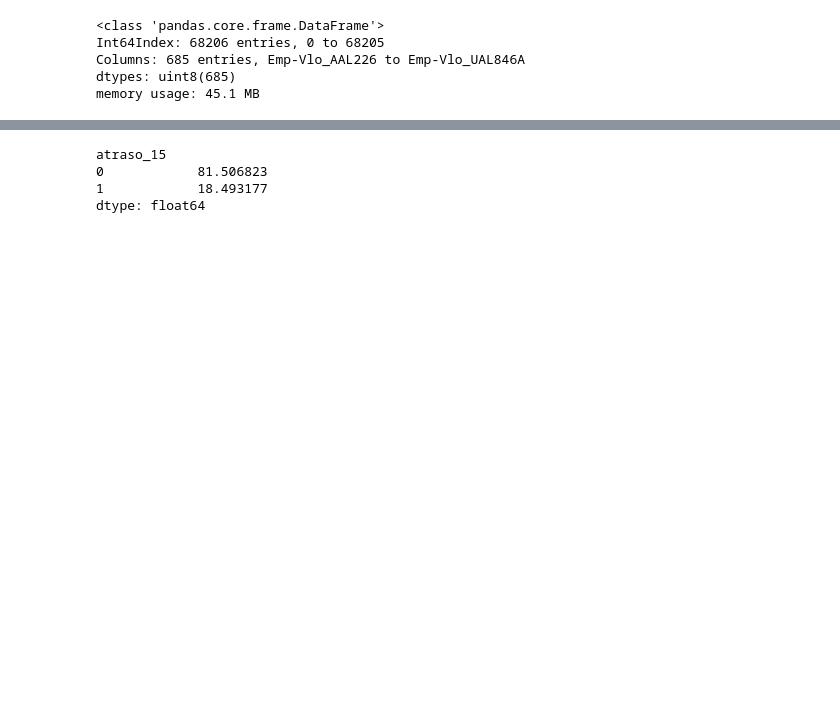
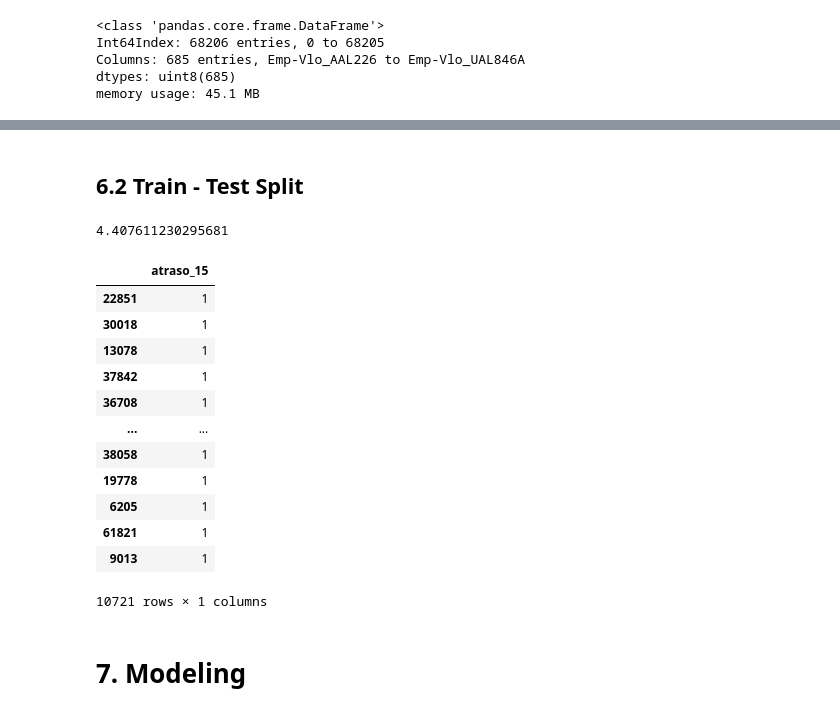
Before and after one commit to GuillermoBastian/LatamProject, a Jupyter notebook: solution.ipynb, the cells around one changed output, grey strips where cells are left out. Saved outputs shown, nothing was run; the diff lists cells and outputs as text; code cells hidden in the pictures; blank space fills up the shorter version.

```diff
--- a/solution.ipynb
+++ b/solution.ipynb
@@ -329,5 +353,10 @@ norm_df.shape
 # %%
-input_model = main_nfields_df
-input_model_onehot = pd.concat([main_nfields_df[numerical_columns] , main_onehot_df], axis=1)
-input_model_norm = pd.concat([main_nfields_df[categorical_columns], norm_df] , axis=1)
-input_model_onehot_norm = pd.concat([main_onehot_df, norm_df] , axis=1)
+input_model = pd.concat([le_df , main_nfields_df[numerical_columns]], axis=1) #Escenario 1: Normal - Label encoder + variables numéricas
+input_model_onehot = pd.concat([main_onehot_df, main_nfields_df[numerical_columns]], axis=1) #Escenario 2: onehot - OneHot + variables numéricas
+input_model_norm = pd.concat([le_df[categorical_columns], norm_df] , axis=1) #Escenario 3: Normalizadas - Label encoder + Numerico_Normalizado
+input_model_onehot_norm = pd.concat([main_onehot_df, norm_df] , axis=1) #Escenario 4: All - Onehot - Label Numerico_Normalizado
+
+
+input_model_onehot["atraso_15"] = input_model["atraso_15"]
+input_model_norm["atraso_15"] = input_model["atraso_15"]
+input_model_onehot_norm["atraso_15"] = input_model["atraso_15"]
@@ -343,14 +401,35 @@ xcols_onehot_norm = get_complement_columns(input_model_onehot_norm.columns, ycol
+# %% [markdown]
+## 6.2 Train - Test Split
 # %%
-ts = 0.25
+ts = 0.15 #test size
+strtfy_by = ["atraso_15", "MES", "TIPOVUELO"]
 
-X_train, X_test, y_train, y_test = train_test_split(input_model[xcols_input], input_model[y_cols_clasiff], test_size=ts, random_state=42, stratify = input_model[y_cols_clasiff])
-X_train_oh, X_test_oh, y_train_oh, y_test_oh = train_test_split(input_model_onehot[xcols_onehot], input_model_onehot[y_cols_clasiff], test_size=ts, random_state=42, stratify = input_model_onehot[y_cols_clasiff])
-X_train_nor, X_test_nor, y_train_nor, y_test_nor = train_test_split(input_model_norm[xcols_norm], input_model_norm[y_cols_clasiff], test_size=ts, random_state=42, stratify = input_model_norm[y_cols_clasiff])
-X_train_all, X_test_all, y_train_all, y_test_all = train_test_split(input_model_onehot_norm[xcols_onehot_norm], input_model_onehot_norm[y_cols_clasiff], test_size=ts, random_state=42, stratify = input_model_onehot_norm[y_cols_clasiff])
+X_train_sm, X_test_sm, y_train_sm, y_test_sm = train_test_split(X_sm, y_sm, test_size=ts, random_state=42, stratify = X_y_sm["atraso_15"], shuffle=True)
+X_train, X_test, y_train, y_test = train_test_split(input_model[xcols_input], input_model[y_cols_clasiff], test_size=ts, random_state=42, stratify = input_model[strtfy_by], shuffle=True)
+X_train_oh, X_test_oh, y_train_oh, y_test_oh = train_test_split(input_model_onehot[xcols_onehot], input_model_onehot[y_cols_clasiff], test_size=ts, random_state=42, stratify = input_model_onehot[y_cols_clasiff], shuffle=True)
+X_train_nor, X_test_nor, y_train_nor, y_test_nor = train_test_split(input_model_norm[xcols_norm], input_model_norm[y_cols_clasiff], test_size=ts, random_state=42, stratify = input_model_norm[y_cols_clasiff], shuffle=True)
+X_train_all, X_test_all, y_train_all, y_test_all = train_test_split(input_model_onehot_norm[xcols_onehot_norm], input_model_onehot_norm[y_cols_clasiff], test_size=ts, random_state=42, stratify = input_model_onehot_norm[y_cols_clasiff], shuffle=True)
-# %%
-y_train.value_counts(normalize = True)*100
-# %% [output]
-atraso_15
-0            81.506823
-1            18.493177
-dtype: float64
+# %%
+a,b = y_train.value_counts(normalize = True).tolist()
+oversampling_rate = a/b
+oversampling_rate
+# %% [output]
+4.407611230295681
+# %%
+y_train.loc[y_train.atraso_15 == 1]
+# %% [output]
+|  | atraso_15 |
+| 22851 | 1 |
+| 30018 | 1 |
+| 13078 | 1 |
+| 37842 | 1 |
+| 36708 | 1 |
+| ... | ... |
+| 38058 | 1 |
+| 19778 | 1 |
+| 6205 | 1 |
+| 61821 | 1 |
+| 9013 | 1 |
+10721 rows × 1 columns
+# %% [markdown]
+# 7. Modeling
```
Also changed, not shown: parts of 44 cells of this notebook.
